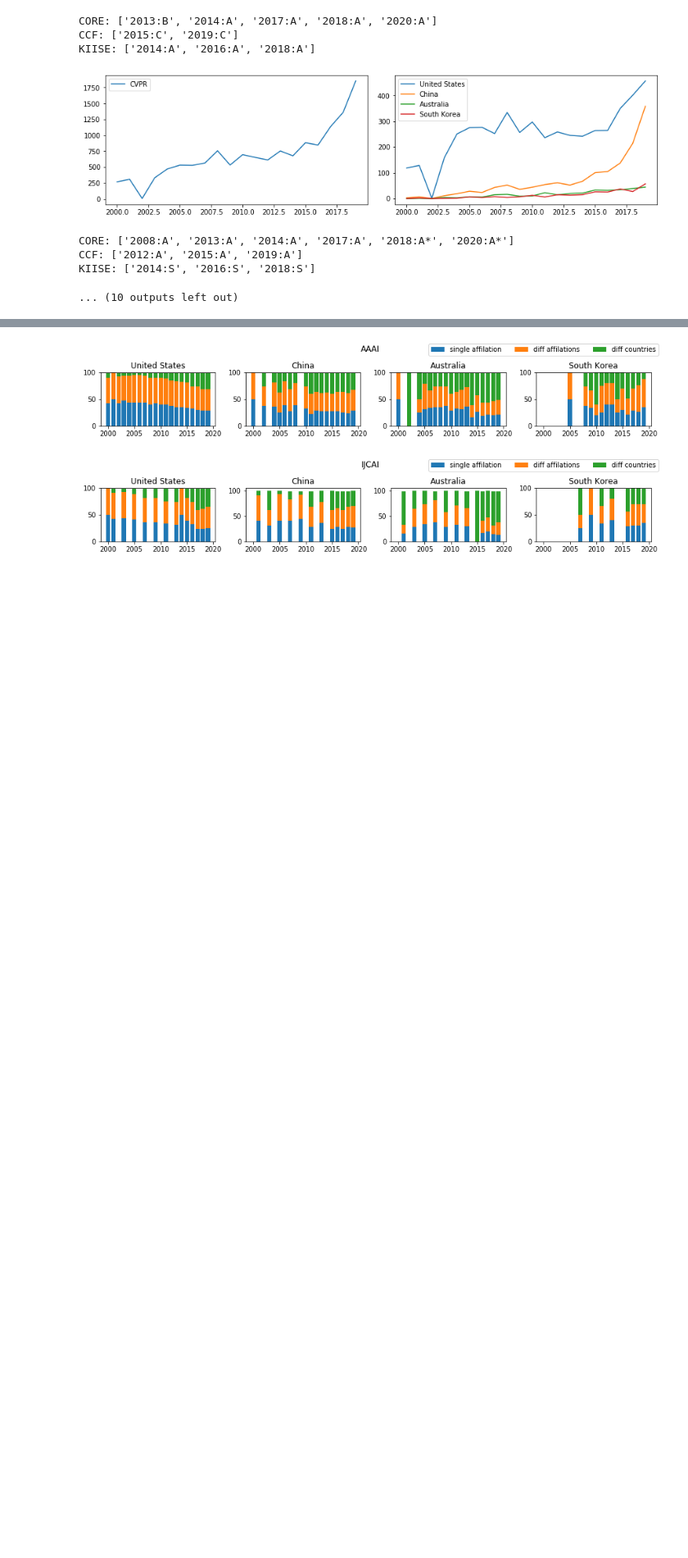
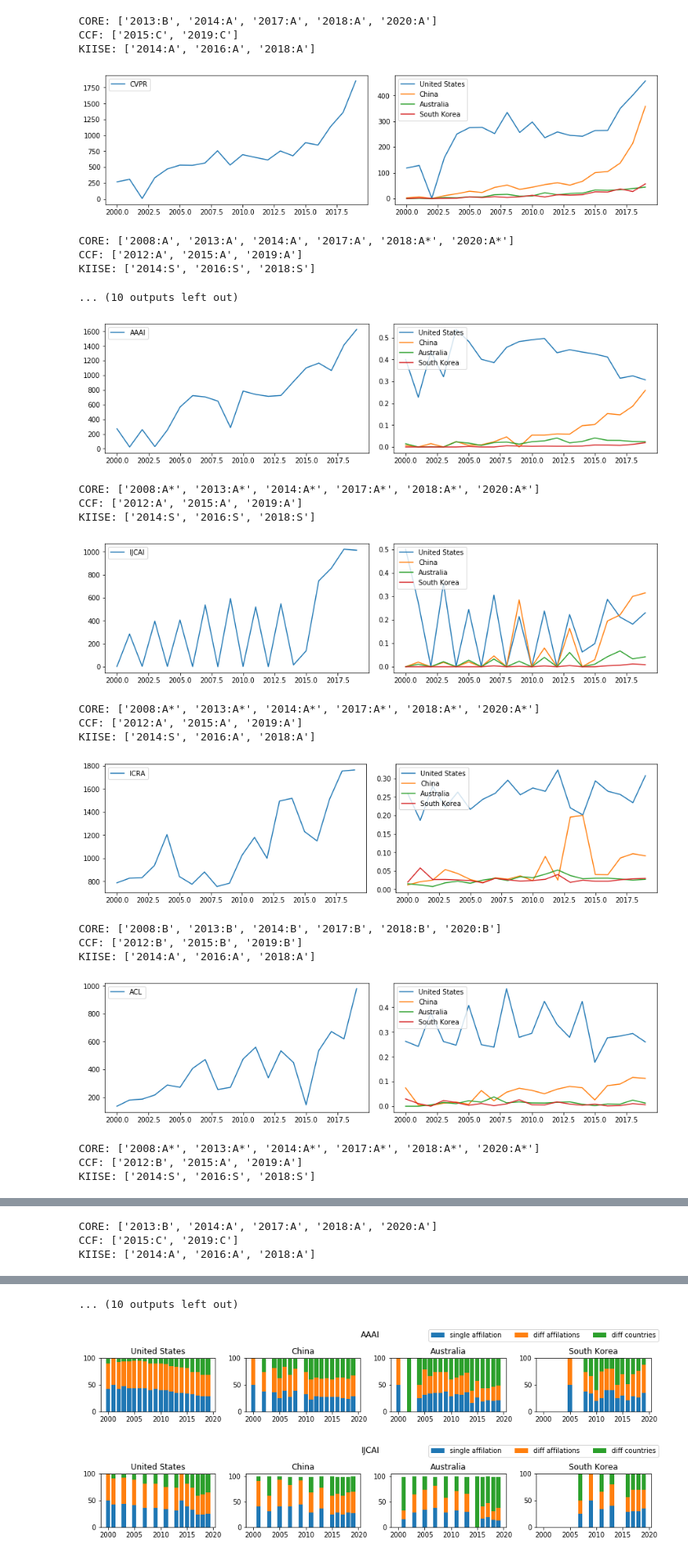
Before and after one commit to shinminjeong/moneymatters, a Jupyter notebook: scripts/Conference Analysis.ipynb, the cells around one changed output, grey strips where cells are left out. Shown at 82% size. Cells and saved outputs as stored; diff of their text form; code cells hidden in the pictures; blank space fills up the shorter version.

Commit message:
draw percentage chart

```diff
--- a/scripts/Conference Analysis.ipynb
+++ b/scripts/Conference Analysis.ipynb
@@ -219,3 +219,63 @@ CORE: ['2008:A', '2013:A', '2014:A', '2017:A', '2018:A*', '2020:A*']
 CCF: ['2012:A', '2015:A', '2019:A']
 KIISE: ['2014:S', '2016:S', '2018:S']
 ... (10 outputs left out)
+# %%
+ex_list = ["AAAI", "IJCAI", "ICRA", "ACL", "AISTATS", "CVPR", "NeurIPS", "IJCNN", "WSDM", "EMNLP", "COLT"]
+countries = ["United States", "China", "Australia", "South Korea"]
+year = range(2000,2020,1)
+confinfo = load_conf_paper(ex_list)
+
+core_df = read_core_data()
+ccf_df = read_ccf_fos_data()
+kiise_df = read_kiise_fos_data()
+
+for cc, value in confinfo.items():
+    data = [value["yearcounter"][y] for y in year]
+    fig, axes = plt.subplots(1, 2, figsize=(12,3), constrained_layout=True)
+    conf_ax, country_ax = axes
+    conf_ax.plot(year, data, label=cc)
+    conf_ax.legend(loc="upper left")
+
+    c_data = {}
+    for c in countries:
+        c_data[c] = []
+        for y, total in zip(year, data):
+            if str(y) not in value["paa"] or c not in value["paa"][str(y)]["Countries"]:
+                c_data[c].append(0)
+            else:
+                c_data[c].append(value["paa"][str(y)]["Countries"][c]/total)
+        country_ax.plot(year, c_data[c], label=c)
+    country_ax.legend(loc="upper left")
+    plt.show()
+
+    # CORE [2020, 2018, 2017, 2014, 2013, (ERA2010), 2018], Rank: A*, A, B, C
+    core_y = [2008, 2013, 2014, 2017, 2018, 2020]
+    data = {v[0]:v[1] for v in core_df.loc[core_df["Acronym"] == cc][["Year", "Rank"]].values.tolist()}
+    print("CORE:", ["{}:{}".format(y,data["CORE{}".format(y)]) for y in core_y if "CORE{}".format(y) in data])
+
+    # CCF [2019, 2015, 2012], Rank: A, B, C
+    ccf_y = [2012, 2015, 2019]
+    data2 = {v[0]:v[1] for v in ccf_df.loc[ccf_df["Acronym"] == cc][["Year", "Rank"]].values.tolist()}
+    print("CCF:", ["{}:{}".format(y,data2[y]) for y in ccf_y if y in data2])
+
+    # KIISE [2014, 2016, 2018], Rank: S, A
+    kiise_y = [2014, 2016, 2018]
+    data3 = {v[0]:v[1] for v in kiise_df.loc[kiise_df["Acronym"] == cc][["Year", "Rank"]].values.tolist()}
+    print("KIISE:", ["{}:{}".format(y,data3[y]) for y in kiise_y if y in data3])
+# %% [output]
+[figure, added]
+CORE: ['2008:A*', '2013:A*', '2014:A*', '2017:A*', '2018:A*', '2020:A*']
+CCF: ['2012:A', '2015:A', '2019:A']
+KIISE: ['2014:S', '2016:S', '2018:S']
+[figure, added]
+CORE: ['2008:A*', '2013:A*', '2014:A*', '2017:A*', '2018:A*', '2020:A*']
+CCF: ['2012:A', '2015:A', '2019:A']
+KIISE: ['2014:S', '2016:A', '2018:A']
+[figure, added]
+CORE: ['2008:B', '2013:B', '2014:B', '2017:B', '2018:B', '2020:B']
+CCF: ['2012:B', '2015:B', '2019:B']
+KIISE: ['2014:A', '2016:A', '2018:A']
+[figure, added]
+CORE: ['2008:A*', '2013:A*', '2014:A*', '2017:A*', '2018:A*', '2020:A*']
+CCF: ['2012:B', '2015:A', '2019:A']
+KIISE: ['2014:S', '2016:S', '2018:S']
@@ -221,0 +283,3 @@ KIISE: ['2014:S', '2016:S', '2018:S']
+CORE: ['2013:B', '2014:A', '2017:A', '2018:A', '2020:A']
+CCF: ['2015:C', '2019:C']
+KIISE: ['2014:A', '2016:A', '2018:A']
@@ -222,3 +290,4 @@ KIISE: ['2014:S', '2016:S', '2018:S']
+... (10 outputs left out)
 # %%
 ex_list = ["AAAI", "IJCAI", "ICRA", "ACL", "AISTATS", "CVPR", "NeurIPS", "IJCNN", "WSDM", "EMNLP", "COLT"]
 countries = ["United States", "China", "Australia", "South Korea"]
```
Also changed, not shown: parts of 1 cell of this notebook.
